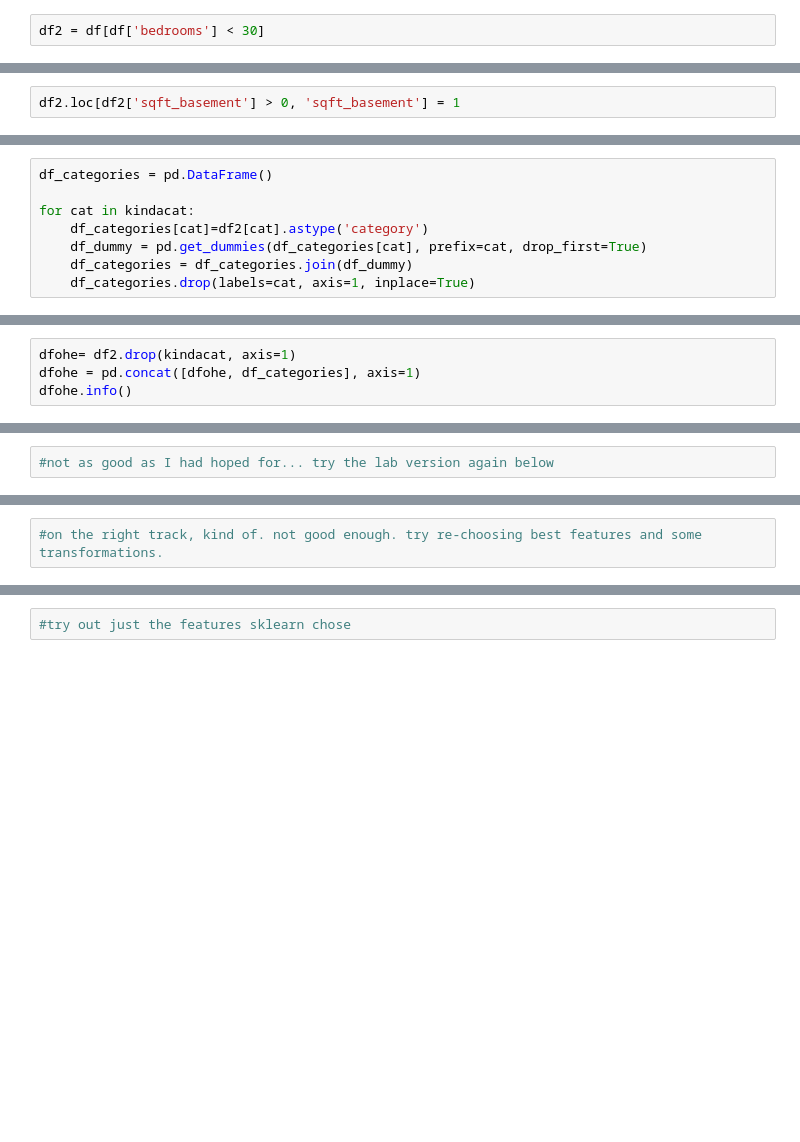
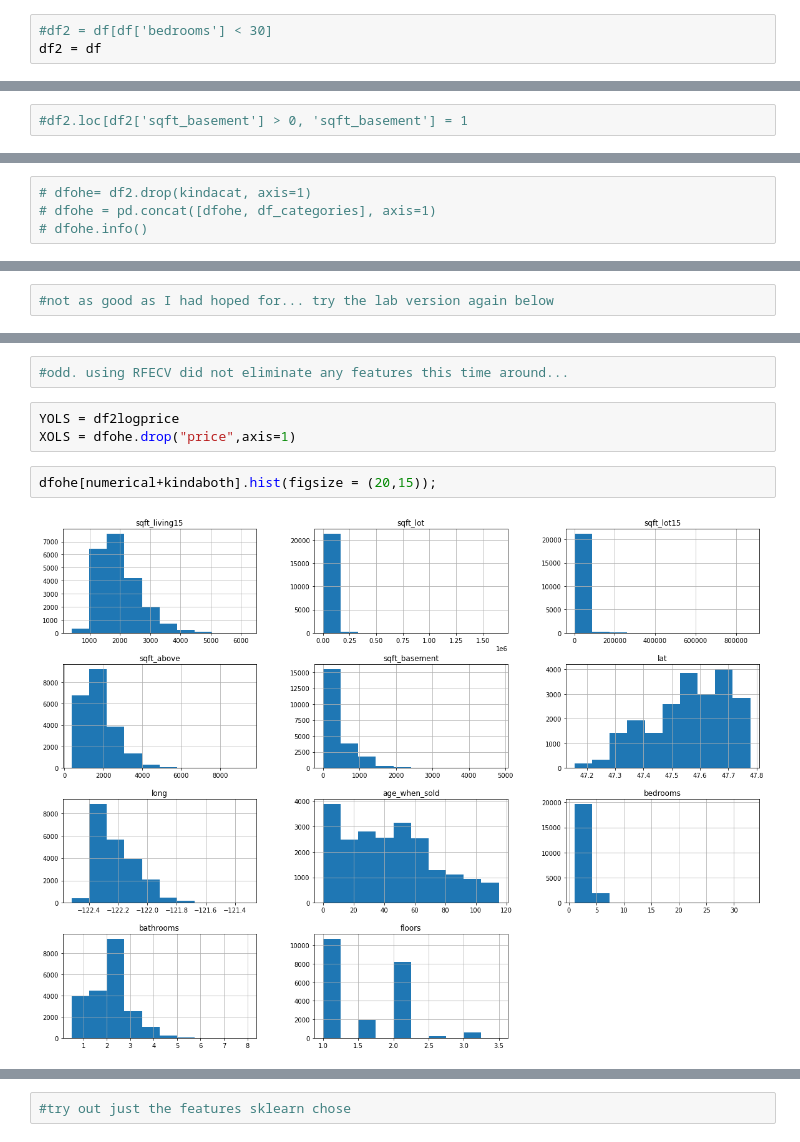
Before and after one commit to vict0rkang/dsc-phase-2-project-v2-3, a Jupyter notebook: student.ipynb, the cells around one changed output, grey strips where cells are left out. Cells and saved outputs as stored; diff of their text form; blank space fills up the shorter version.

```diff
--- a/student.ipynb
+++ b/student.ipynb
@@ -1487,5 +1518,6 @@ for variable in (kindaboth+categorical):
 # %%
 #lets get rid of thatt one data point with over 30 bedrooms what!? talk about outlier!
 # %%
-df2 = df[df['bedrooms'] < 30]
+#df2 = df[df['bedrooms'] < 30]
+df2 = df
 # %%
@@ -1493,6 +1525,6 @@ df2['sqft_basement'].value_counts()
 # %%
 #df2['sqft_basement'] = df2['sqft_basement'].apply(lambda x: 1 if x > 0 else 0)
 # %%
-df2.loc[df2['sqft_basement'] > 0, 'sqft_basement'] = 1
+#df2.loc[df2['sqft_basement'] > 0, 'sqft_basement'] = 1
 # %%
 df2
@@ -1535,13 +1718,5 @@ for cat in categorical:
     df_dummy = pd.get_dummies(df_categories[cat], prefix=cat, drop_first=True)
     df_categories = df_categories.join(df_dummy)
     df_categories.drop(labels=cat, axis=1, inplace=True)
-# %%
-df_categories = pd.DataFrame()
-
-for cat in kindacat:
-    df_categories[cat]=df2[cat].astype('category')
-    df_dummy = pd.get_dummies(df_categories[cat], prefix=cat, drop_first=True)
-    df_categories = df_categories.join(df_dummy)
-    df_categories.drop(labels=cat, axis=1, inplace=True)
 # %%
 df_categories
@@ -1552,4 +1747,4 @@ dfohe.info()
 # %%
-dfohe= df2.drop(kindacat, axis=1)
-dfohe = pd.concat([dfohe, df_categories], axis=1)
-dfohe.info()
+# dfohe= df2.drop(kindacat, axis=1)
+# dfohe = pd.concat([dfohe, df_categories], axis=1)
+# dfohe.info()
@@ -1584,2 +1842,9 @@ print("Validation score:", baseline_scores["test_score"].mean())
-# %%
-#on the right track, kind of. not good enough. try re-choosing best features and some transformations.
+# %%
+#odd. using RFECV did not eliminate any features this time around...
+# %%
+YOLS = df2logprice
+XOLS = dfohe.drop("price",axis=1)
+# %%
+dfohe[numerical+kindaboth].hist(figsize = (20,15));
+# %% [output]
+[figure, added]
```
Also changed, not shown: parts of 91 cells of this notebook.
